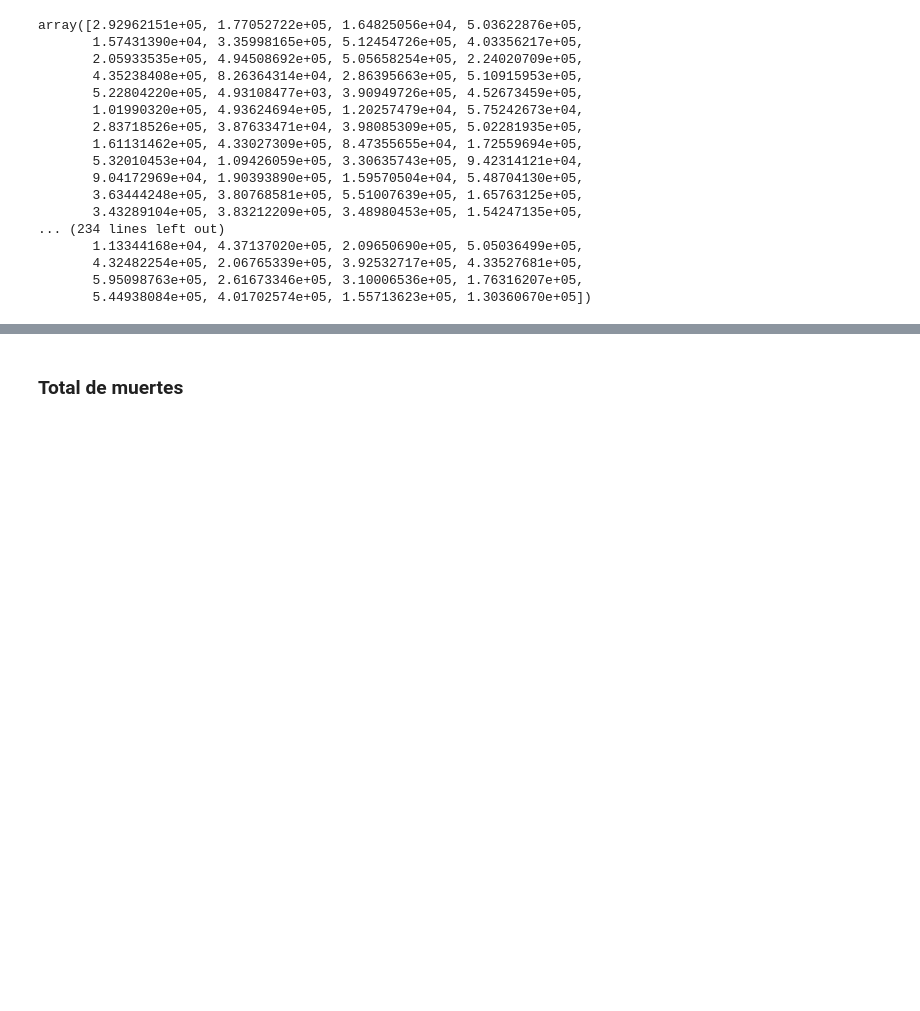
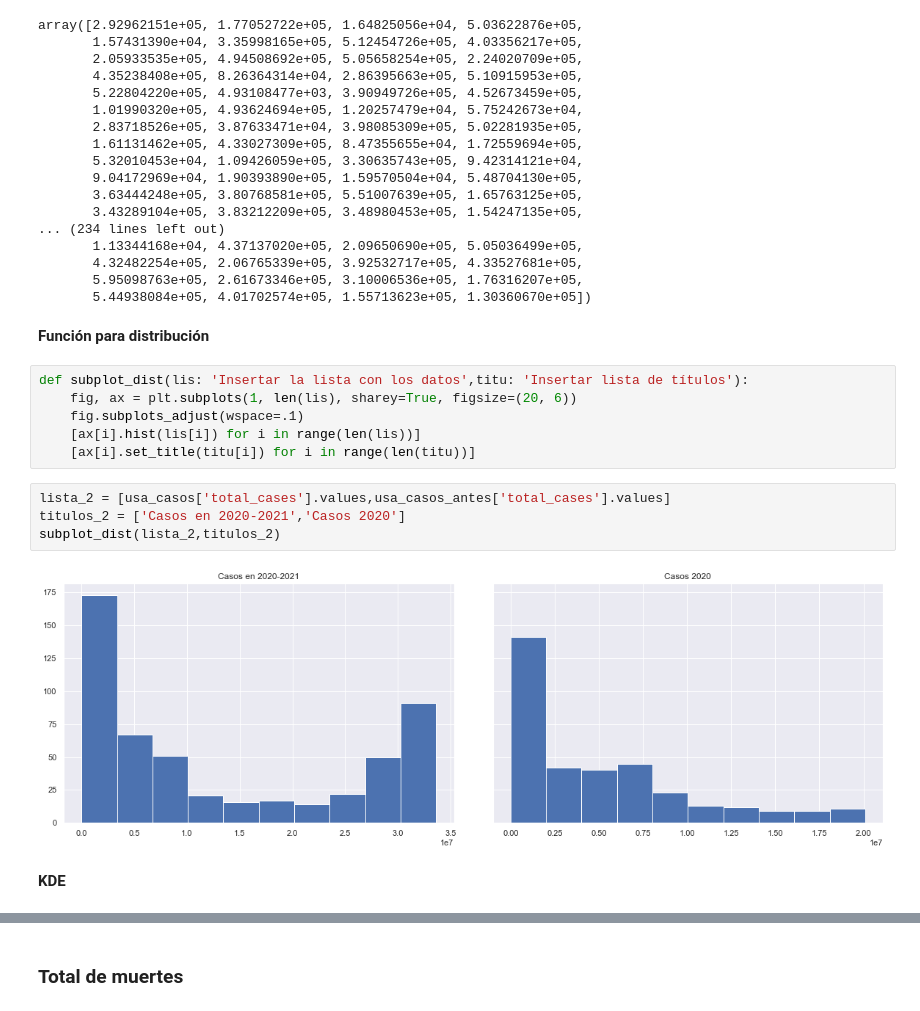
Before and after one commit to valerialadron/Proyecto_VLadron_MMLopez, a Jupyter notebook: Proyecto_VLadron_MMLopez.ipynb, the cells around one changed output, grey strips where cells are left out. Cells and saved outputs as stored; diff of their text form; blank space fills up the shorter version.

```diff
--- a/Proyecto_VLadron_MMLopez.ipynb
+++ b/Proyecto_VLadron_MMLopez.ipynb
@@ -504,3 +536,19 @@ array([2.92962151e+05, 1.77052722e+05, 1.64825056e+04, 5.03622876e+05,
        4.32482254e+05, 2.06765339e+05, 3.92532717e+05, 4.33527681e+05,
        5.95098763e+05, 2.61673346e+05, 3.10006536e+05, 1.76316207e+05,
        5.44938084e+05, 4.01702574e+05, 1.55713623e+05, 1.30360670e+05])
+# %% [markdown]
+**Función para distribución**
+# %%
+def subplot_dist(lis: 'Insertar la lista con los datos',titu: 'Insertar lista de títulos'):
+    fig, ax = plt.subplots(1, len(lis), sharey=True, figsize=(20, 6))
+    fig.subplots_adjust(wspace=.1)
+    [ax[i].hist(lis[i]) for i in range(len(lis))]
+    [ax[i].set_title(titu[i]) for i in range(len(titu))]
+# %%
+lista_2 = [usa_casos['total_cases'].values,usa_casos_antes['total_cases'].values]
+titulos_2 = ['Casos en 2020-2021','Casos 2020']
+subplot_dist(lista_2,titulos_2)
+# %% [output]
+[figure, added]
+# %% [markdown]
+**KDE**
```
Also changed, not shown: parts of 21 cells of this notebook.
